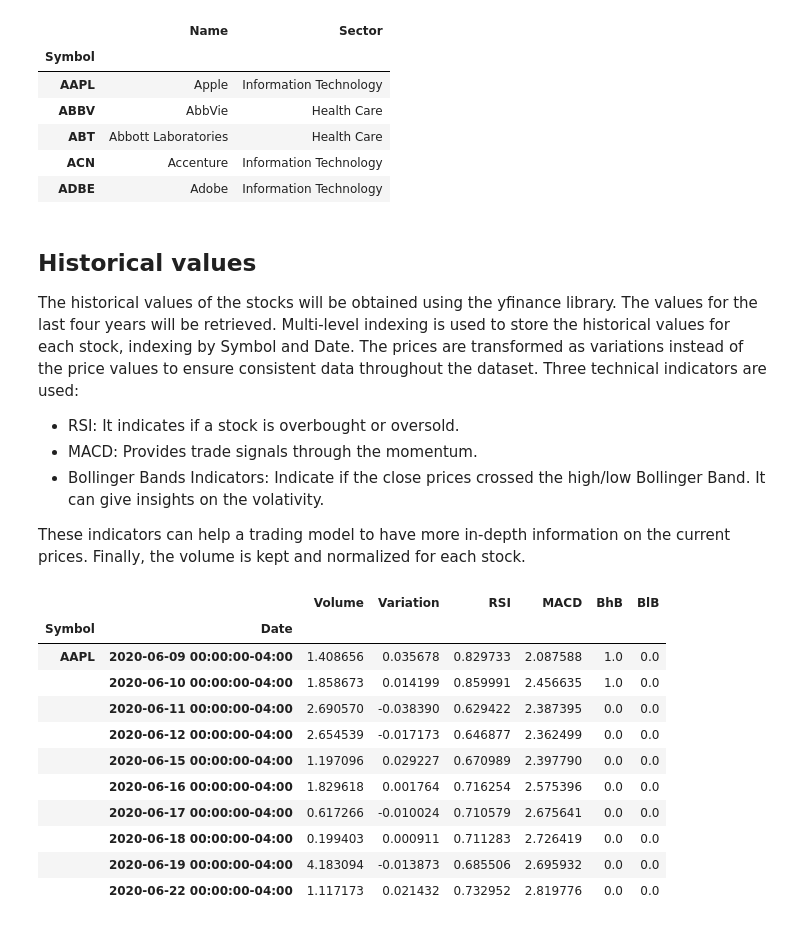
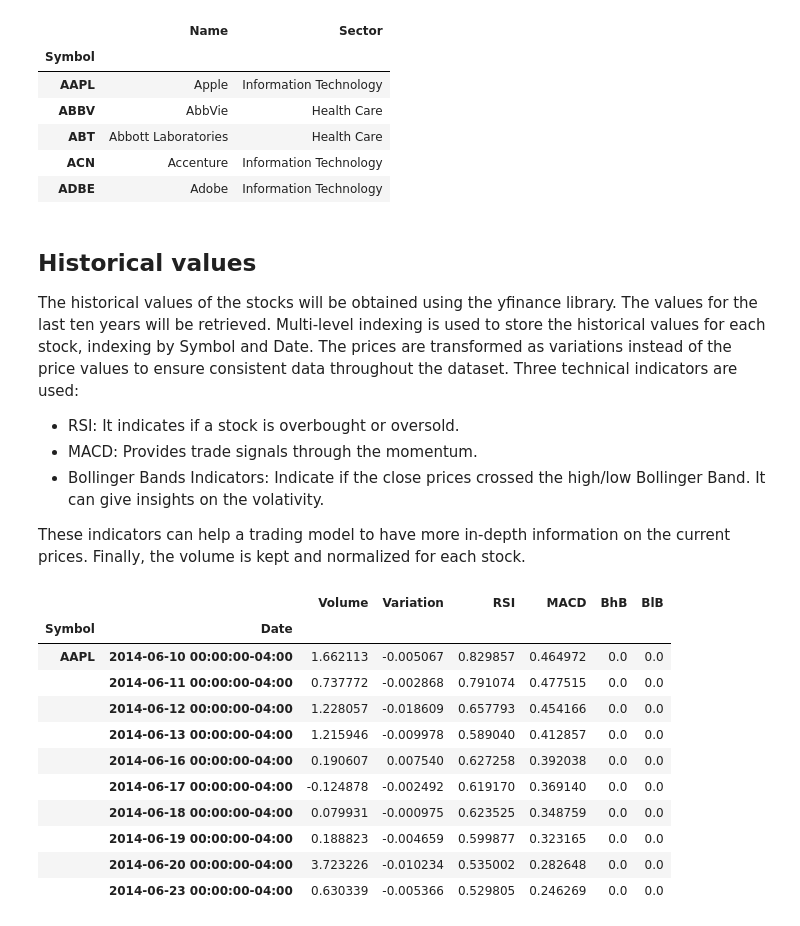
Before and after one commit to timothewt/SP100AnalysisWithGNNs, a Jupyter notebook: notebooks/1-data_collection_and_preprocessing.ipynb, the cells around one changed output. Saved outputs shown, nothing was run; the diff lists cells and outputs as text; code cells hidden in the pictures.

```diff
--- a/notebooks/1-data_collection_and_preprocessing.ipynb
+++ b/notebooks/1-data_collection_and_preprocessing.ipynb
@@ -37,7 +37,7 @@ stocks.head()
 stocks.to_csv("../data/SP100/raw/stocks.csv")
 # %% [markdown]
 ## Historical values
-The historical values of the stocks will be obtained using the yfinance library. The values for the last four years will be retrieved. Multi-level indexing is used to store the historical values for each stock, indexing by Symbol and Date.
+The historical values of the stocks will be obtained using the yfinance library. The values for the last ten years will be retrieved. Multi-level indexing is used to store the historical values for each stock, indexing by Symbol and Date.
 The prices are transformed as variations instead of the price values to ensure consistent data throughout the dataset. Three technical indicators are used:
 - RSI: It indicates if a stock is overbought or oversold.
 - MACD: Provides trade signals through the momentum.
@@ -47,33 +47,33 @@ These indicators can help a trading model to have more in-depth information on t
 Finally, the volume is kept and normalized for each stock.
 # %%
 values = [
-	yf.Ticker(stock).history(period="4y", actions=False) for stock in stocks.index
+	yf.Ticker(stock).history(period="10y", actions=False) for stock in stocks.index
 ]
 volume_means = [stock_values["Volume"].mean() for stock_values in values]
 volume_stds = [stock_values["Volume"].std() for stock_values in values]
 for idx, stock_values in enumerate(values):
 	stock_values["Variation"] = (stock_values["Close"] / stock_values["Open"]) - 1
 	stock_values["Volume"] = (stock_values["Volume"] - volume_means[idx]) / volume_stds[idx]
 	stock_values["RSI"] = rsi(stock_values["Close"]) / 100
 	stock_values["MACD"] = macd(stock_values["Close"])
 	stock_values["BhB"] = bollinger_hband_indicator(stock_values["Close"])
 	stock_values["BlB"] = bollinger_lband_indicator(stock_values["Close"])
 	stock_values.drop(columns=["Open", "Close", "High", "Low"], inplace=True)
 values = pd.concat(values, keys=stocks.index).dropna()
 values.head(n=10)
 # %% [output]
 |  |  | Volume | Variation | RSI | MACD | BhB | BlB |
 | Symbol | Date |  |  |  |  |  |  |
-| AAPL | 2020-06-09 00:00:00-04:00 | 1.408656 | 0.035678 | 0.829733 | 2.087588 | 1.0 | 0.0 |
-|  | 2020-06-10 00:00:00-04:00 | 1.858673 | 0.014199 | 0.859991 | 2.456635 | 1.0 | 0.0 |
-|  | 2020-06-11 00:00:00-04:00 | 2.690570 | -0.038390 | 0.629422 | 2.387395 | 0.0 | 0.0 |
-|  | 2020-06-12 00:00:00-04:00 | 2.654539 | -0.017173 | 0.646877 | 2.362499 | 0.0 | 0.0 |
-|  | 2020-06-15 00:00:00-04:00 | 1.197096 | 0.029227 | 0.670989 | 2.397790 | 0.0 | 0.0 |
-|  | 2020-06-16 00:00:00-04:00 | 1.829618 | 0.001764 | 0.716254 | 2.575396 | 0.0 | 0.0 |
-|  | 2020-06-17 00:00:00-04:00 | 0.617266 | -0.010024 | 0.710579 | 2.675641 | 0.0 | 0.0 |
-|  | 2020-06-18 00:00:00-04:00 | 0.199403 | 0.000911 | 0.711283 | 2.726419 | 0.0 | 0.0 |
-|  | 2020-06-19 00:00:00-04:00 | 4.183094 | -0.013873 | 0.685506 | 2.695932 | 0.0 | 0.0 |
-|  | 2020-06-22 00:00:00-04:00 | 1.117173 | 0.021432 | 0.732952 | 2.819776 | 0.0 | 0.0 |
+| AAPL | 2014-06-10 00:00:00-04:00 | 1.662113 | -0.005067 | 0.829857 | 0.464972 | 0.0 | 0.0 |
+|  | 2014-06-11 00:00:00-04:00 | 0.737772 | -0.002868 | 0.791074 | 0.477515 | 0.0 | 0.0 |
+|  | 2014-06-12 00:00:00-04:00 | 1.228057 | -0.018609 | 0.657793 | 0.454166 | 0.0 | 0.0 |
+|  | 2014-06-13 00:00:00-04:00 | 1.215946 | -0.009978 | 0.589040 | 0.412857 | 0.0 | 0.0 |
+|  | 2014-06-16 00:00:00-04:00 | 0.190607 | 0.007540 | 0.627258 | 0.392038 | 0.0 | 0.0 |
+|  | 2014-06-17 00:00:00-04:00 | -0.124878 | -0.002492 | 0.619170 | 0.369140 | 0.0 | 0.0 |
+|  | 2014-06-18 00:00:00-04:00 | 0.079931 | -0.000975 | 0.623525 | 0.348759 | 0.0 | 0.0 |
+|  | 2014-06-19 00:00:00-04:00 | 0.188823 | -0.004659 | 0.599877 | 0.323165 | 0.0 | 0.0 |
+|  | 2014-06-20 00:00:00-04:00 | 3.723226 | -0.010234 | 0.535002 | 0.282648 | 0.0 | 0.0 |
+|  | 2014-06-23 00:00:00-04:00 | 0.630339 | -0.005366 | 0.529805 | 0.246269 | 0.0 | 0.0 |
 # %%
 plt.figure(figsize=(10, 5))
 
```
Also changed, not shown: parts of 1 cell of this notebook, 1 other file.
